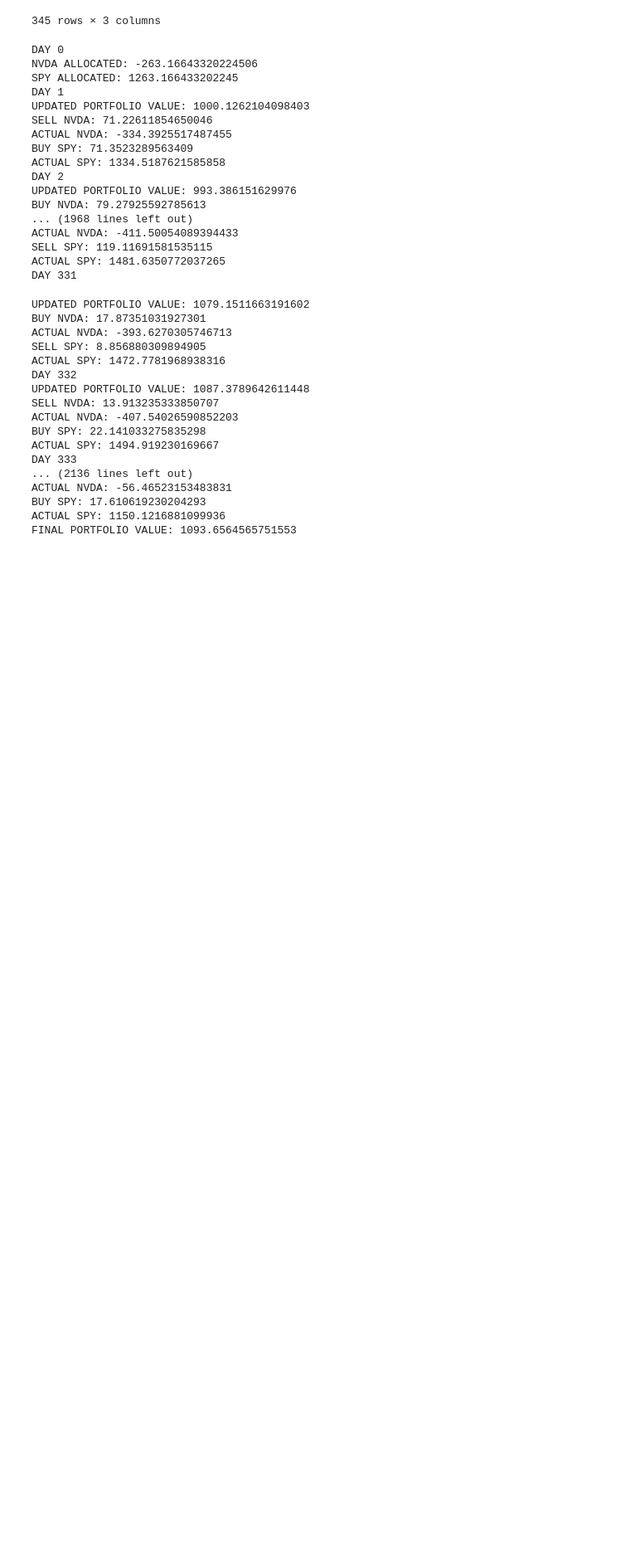
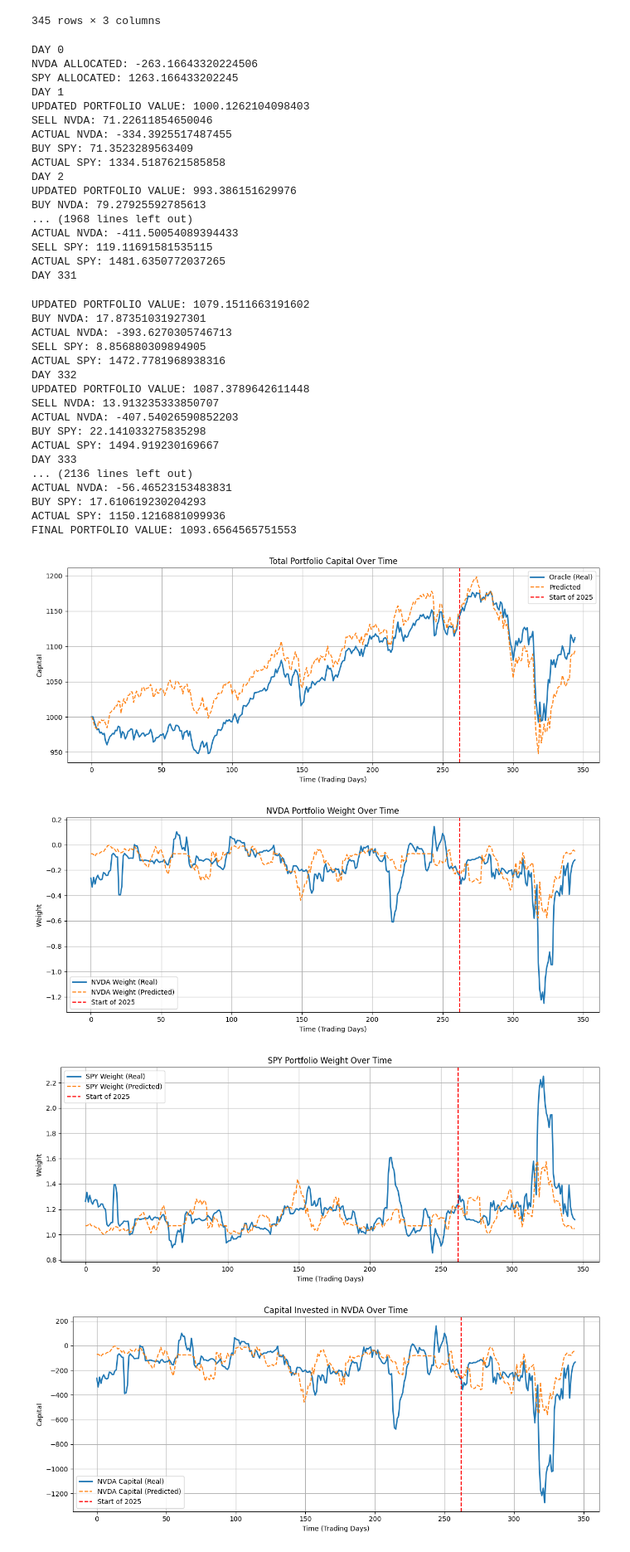
Before and after one commit to Lukirby/Stress-Testing-a-Markowitz-Portfolio, a Jupyter notebook: fidanza2.ipynb, the cells around one changed output. Shown: that part at 83% size. Cells and saved outputs as stored; diff of their text form; code cells hidden in the pictures; blank space fills up the shorter version.

```diff
--- a/fidanza2.ipynb
+++ b/fidanza2.ipynb
@@ -633,3 +634,79 @@ ACTUAL NVDA: -56.46523153483831
 BUY SPY: 17.610619230204293
 ACTUAL SPY: 1150.1216881099936
 FINAL PORTFOLIO VALUE: 1093.6564565751553
+# %%
+
+trading_days_2024 = pd.bdate_range(start='2024-01-01', end='2024-12-31')
+start_2025_index = len(trading_days_2024)
+
+time = list(range(len(oracle_result)))
+
+# --- Total portfolio capital over time ---
+plt.figure(figsize=(12, 5))
+plt.plot(time, oracle_result, label='Oracle (Real)', linewidth=2)
+plt.plot(time, predicted_result, label='Predicted', linestyle='--')
+plt.axvline(x=start_2025_index, color='red', linestyle='--', label='Start of 2025')
+plt.title('Total Portfolio Capital Over Time')
+plt.xlabel('Time (Trading Days)')
+plt.ylabel('Capital')
+plt.legend()
+plt.grid(True)
+plt.tight_layout()
+plt.show()
+
+# --- NVDA weights over time ---
+plt.figure(figsize=(12, 5))
+plt.plot(time, weights_nvda_oracle, label='NVDA Weight (Real)', linewidth=2)
+plt.plot(time, weights_nvda_pred, label='NVDA Weight (Predicted)', linestyle='--')
+plt.axvline(x=start_2025_index, color='red', linestyle='--', label='Start of 2025')
+plt.title('NVDA Portfolio Weight Over Time')
+plt.xlabel('Time (Trading Days)')
+plt.ylabel('Weight')
+plt.legend()
+plt.grid(True)
+plt.tight_layout()
+plt.show()
+
+# --- SPY weights over time ---
+plt.figure(figsize=(12, 5))
+plt.plot(time, weights_spy_oracle, label='SPY Weight (Real)', linewidth=2)
+plt.plot(time, weights_spy_pred, label='SPY Weight (Predicted)', linestyle='--')
+plt.axvline(x=start_2025_index, color='red', linestyle='--', label='Start of 2025')
+plt.title('SPY Portfolio Weight Over Time')
+plt.xlabel('Time (Trading Days)')
+plt.ylabel('Weight')
+plt.legend()
+plt.grid(True)
+plt.tight_layout()
+plt.show()
+
+# --- Capital invested in NVDA over time ---
+plt.figure(figsize=(12, 5))
+plt.plot(time, capital_NVDA_oracle, label='NVDA Capital (Real)', linewidth=2)
+plt.plot(time, capital_NVDA_pred, label='NVDA Capital (Predicted)', linestyle='--')
+plt.axvline(x=start_2025_index, color='red', linestyle='--', label='Start of 2025')
+plt.title('Capital Invested in NVDA Over Time')
+plt.xlabel('Time (Trading Days)')
+plt.ylabel('Capital')
+plt.legend()
+plt.grid(True)
+plt.tight_layout()
+plt.show()
+
+# --- Capital invested in SPY over time ---
+plt.figure(figsize=(12, 5))
+plt.plot(time, capital_SPY_oracle, label='SPY Capital (Real)', linewidth=2)
+plt.plot(time, capital_SPY_pred, label='SPY Capital (Predicted)', linestyle='--')
+plt.axvline(x=start_2025_index, color='red', linestyle='--', label='Start of 2025')
+plt.title('Capital Invested in SPY Over Time')
+plt.xlabel('Time (Trading Days)')
+plt.ylabel('Capital')
+plt.legend()
+plt.grid(True)
+plt.tight_layout()
+plt.show()
+# %% [output]
+[figure, added]
+[figure, added]
+[figure, added]
+[figure, added]
```
Also changed, not shown: parts of 2 cells of this notebook.
